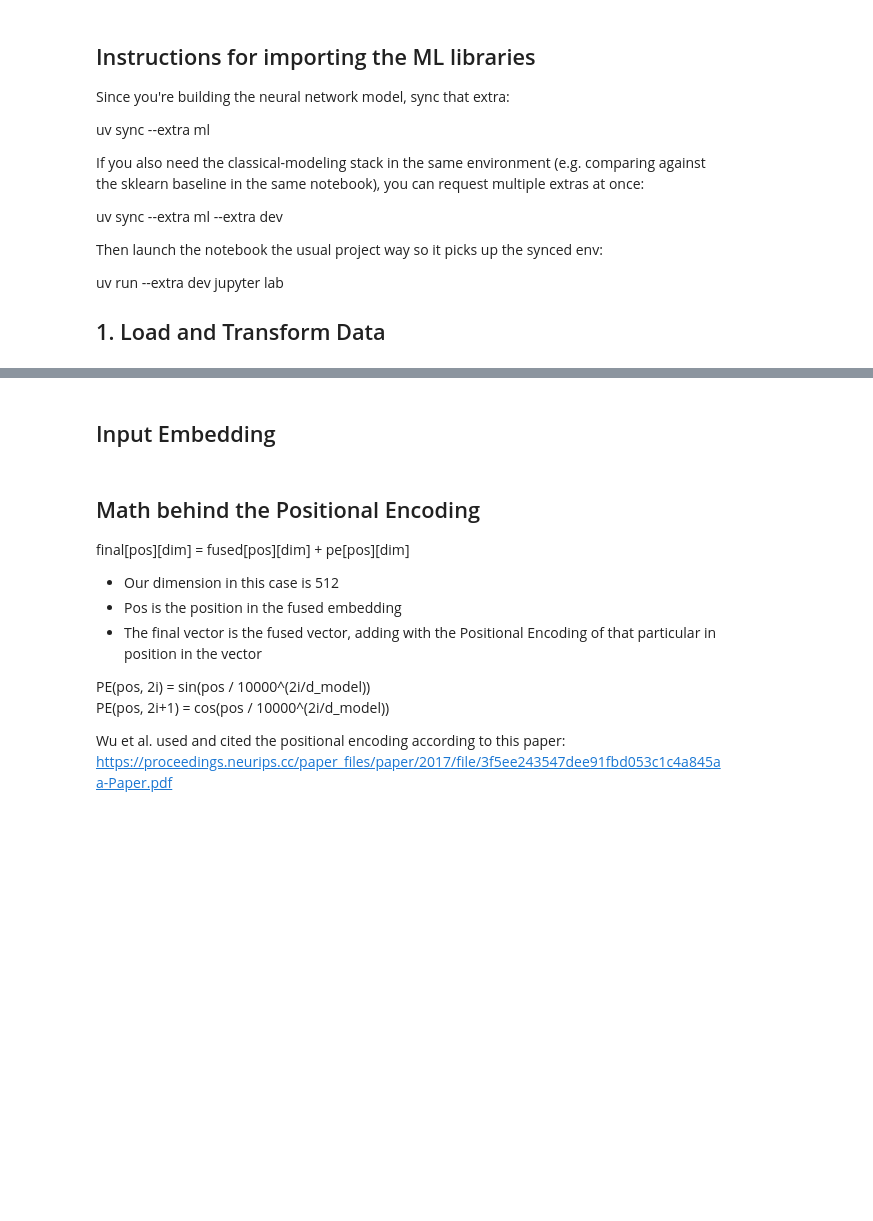
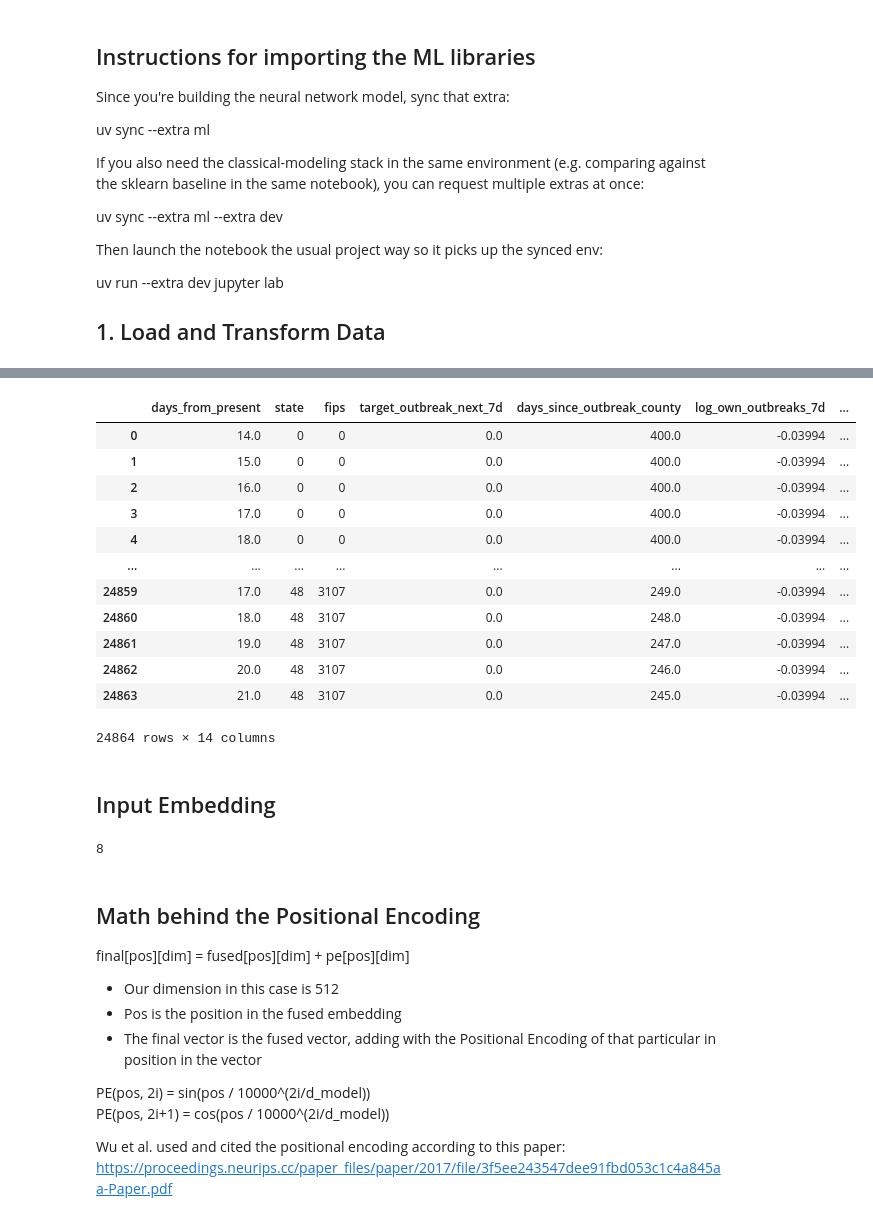
Before and after one commit to NickSanfordCPA/h5n1-capstone, a Jupyter notebook: notebooks/neural_network_model.ipynb, the cells around one changed output, grey strips where cells are left out. Cells and saved outputs as stored; diff of their text form; code cells hidden in the pictures; blank space fills up the shorter version.

```diff
--- a/notebooks/neural_network_model.ipynb
+++ b/notebooks/neural_network_model.ipynb
@@ -192,10 +197,26 @@ map_category(df, list_cols = ["state", "fips"], list_vocabs = list_vocabs)
 #last 2 days of records and select only the important features
 # we do this so the embedded vector able to separate the data by look back window
 # select the columns and aggregate them
-df_filtered = df.loc[df["days_from_present"] <= 2,["target_outbreak_next_7d", "fips", "state", "days_from_present", "days_since_outbreak_county","log_own_outbreaks_7d","log_own_outbreaks_21d","log_own_outbreaks_60d","log_layer_inventory","log_wintering_side_pressure","doy_sin","days_since_outbreak_neighbor","log_turkey_operations","log_poultry_operations"]]
+df_filtered = df.loc[(df["days_from_present"] <= 21)& (df["days_from_present"] >= 14),["target_outbreak_next_7d", "fips", "state", "days_from_present", "days_since_outbreak_county","log_own_outbreaks_7d","log_own_outbreaks_21d","log_own_outbreaks_60d","log_layer_inventory","log_wintering_side_pressure","doy_sin","days_since_outbreak_neighbor","log_turkey_operations","log_poultry_operations"]]
 df_groupby = df_filtered.groupby(['days_from_present', 'state', 'fips']).mean(numeric_only=True)
 # sort in the way that each county data is next to each other sequantially by days from present
 df_groupby = df_groupby.sort_values(['fips', 'days_from_present']).reset_index()
+# %%
+df_groupby
+# %% [output]
+|  | days_from_present | state | fips | target_outbreak_next_7d | days_since_outbreak_county | log_own_outbreaks_7d | ... |
+| 0 | 14.0 | 0 | 0 | 0.0 | 400.0 | -0.03994 | ... |
+| 1 | 15.0 | 0 | 0 | 0.0 | 400.0 | -0.03994 | ... |
+| 2 | 16.0 | 0 | 0 | 0.0 | 400.0 | -0.03994 | ... |
+| 3 | 17.0 | 0 | 0 | 0.0 | 400.0 | -0.03994 | ... |
+| 4 | 18.0 | 0 | 0 | 0.0 | 400.0 | -0.03994 | ... |
+| ... | ... | ... | ... | ... | ... | ... | ... |
+| 24859 | 17.0 | 48 | 3107 | 0.0 | 249.0 | -0.03994 | ... |
+| 24860 | 18.0 | 48 | 3107 | 0.0 | 248.0 | -0.03994 | ... |
+| 24861 | 19.0 | 48 | 3107 | 0.0 | 247.0 | -0.03994 | ... |
+| 24862 | 20.0 | 48 | 3107 | 0.0 | 246.0 | -0.03994 | ... |
+| 24863 | 21.0 | 48 | 3107 | 0.0 | 245.0 | -0.03994 | ... |
+24864 rows × 14 columns
 # %% [markdown]
 ## Input Embedding
 # %%
@@ -242,3 +256,7 @@ fuse_embedded_seq = input_embedding.reshape(df_groupby, seq_col = 'days_from_pre
+# %%
+df_groupby['days_from_present'].nunique()
+# %% [output]
+8
 # %% [markdown]
 ## Math behind the Positional Encoding
 
```
Also changed, not shown: parts of 16 cells of this notebook.
